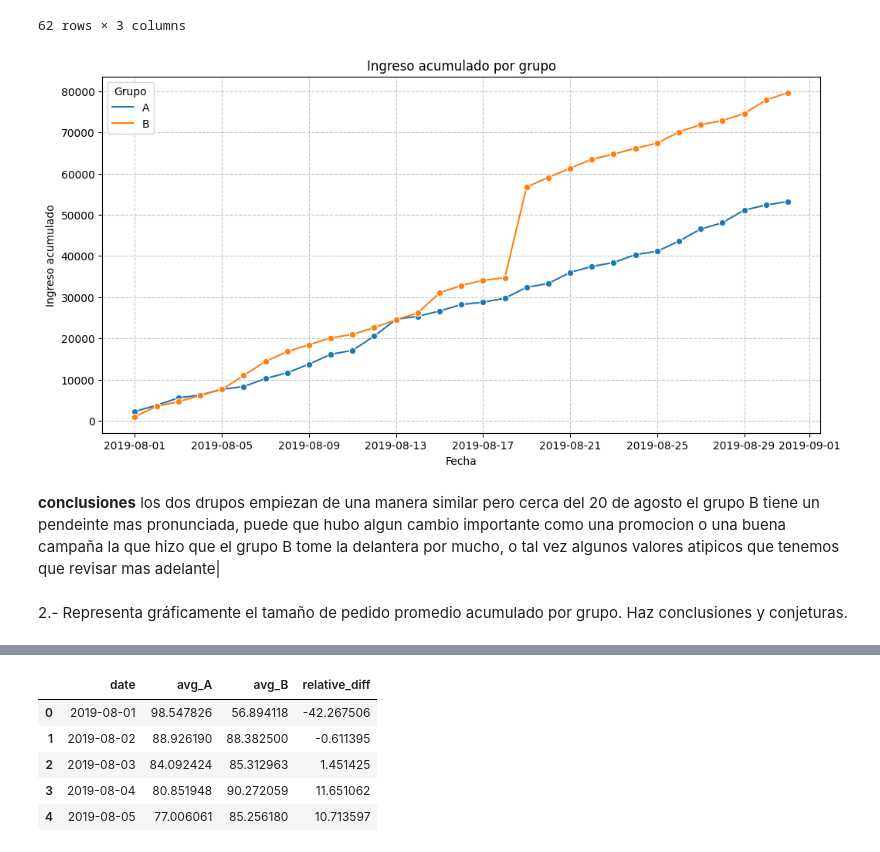
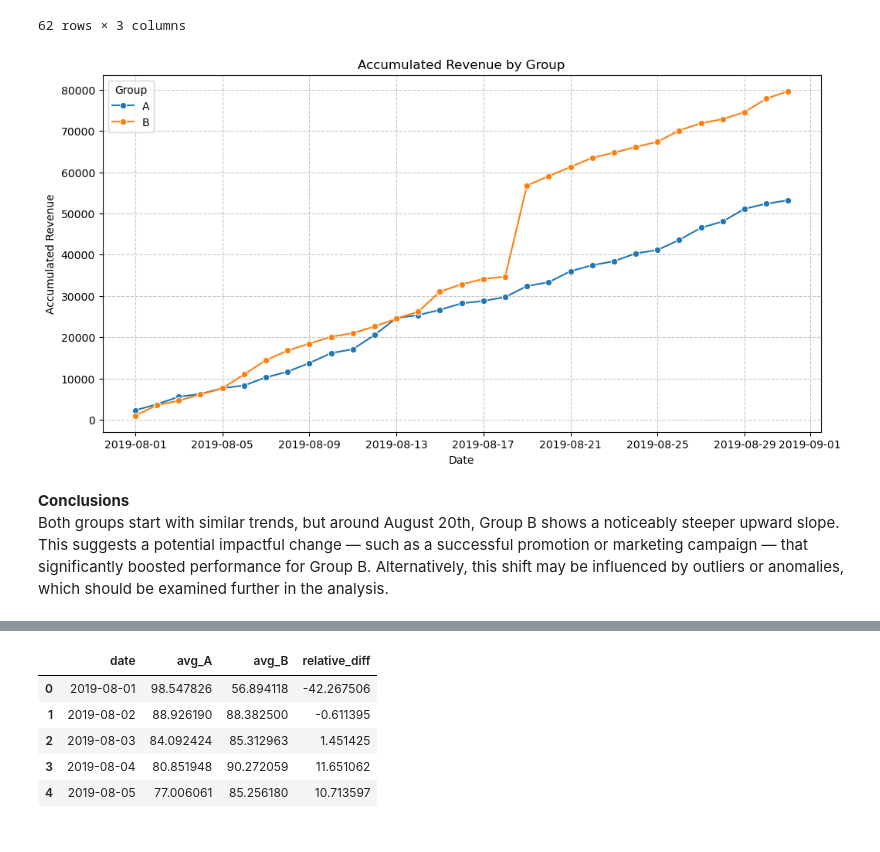
Before and after one commit to reytaquito/ecommerce-AB-test-analysis, a Jupyter notebook: notebook.ipynb, the cells around one changed output, grey strips where cells are left out. Cells and saved outputs as stored; diff of their text form; code cells hidden in the pictures.

```diff
--- a/notebook.ipynb
+++ b/notebook.ipynb
@@ -11,7 +76,6 @@ from datetime import timedelta
 from scipy.stats import mannwhitneyu
 from statsmodels.stats.proportion import proportions_ztest
 # %%
-#cargar y guardar datasets
-hypotheses = pd.read_csv('/datasets/hypotheses_us.csv', sep=';')
-orders = pd.read_csv('/datasets/orders_us.csv')
-visits = pd.read_csv('/datasets/visits_us.csv')
+hypotheses = pd.read_csv('datasets/hypotheses_us.csv')
+orders = pd.read_csv('datasets/orders_us.csv')
+visits = pd.read_csv('datasets/visits_us.csv')
@@ -240,22 +303,21 @@ display(cumulative_revenue)
 # %%
 plt.figure(figsize=(12, 6))
 sns.lineplot(
     data=cumulative_revenue,
     x="date",
     y="revenue",
     hue="group",
     marker="o"
 )
 
-plt.title("Ingreso acumulado por grupo")
-plt.xlabel("Fecha")
-plt.ylabel("Ingreso acumulado")
+plt.title("Accumulated Revenue by Group")
+plt.xlabel("Date")
+plt.ylabel("Accumulated Revenue")
 plt.grid(True, linestyle="--", alpha=0.7)
-plt.legend(title="Grupo")
+plt.legend(title="Group")
 plt.show()
 # %% [output]
-[figure, old version]
+[figure, new version]
-# %% [markdown]
-**conclusiones**  los dos drupos empiezan de una manera similar pero cerca del 20 de agosto el grupo B tiene un pendeinte mas pronunciada, puede que hubo algun cambio importante como una promocion o una buena campaña la que hizo que el grupo B tome la delantera por mucho, o tal vez algunos valores atipicos que tenemos que revisar mas adelante|
-# %% [markdown]
-2.- Representa gráficamente el tamaño de pedido promedio acumulado por grupo. Haz conclusiones y conjeturas.
+# %% [markdown]
+**Conclusions** <br>
+Both groups start with similar trends, but around August 20th, Group B shows a noticeably steeper upward slope. This suggests a potential impactful change — such as a successful promotion or marketing campaign — that significantly boosted performance for Group B. Alternatively, this shift may be influenced by outliers or anomalies, which should be examined further in the analysis.
```
Also changed, not shown: parts of 85 cells of this notebook.
